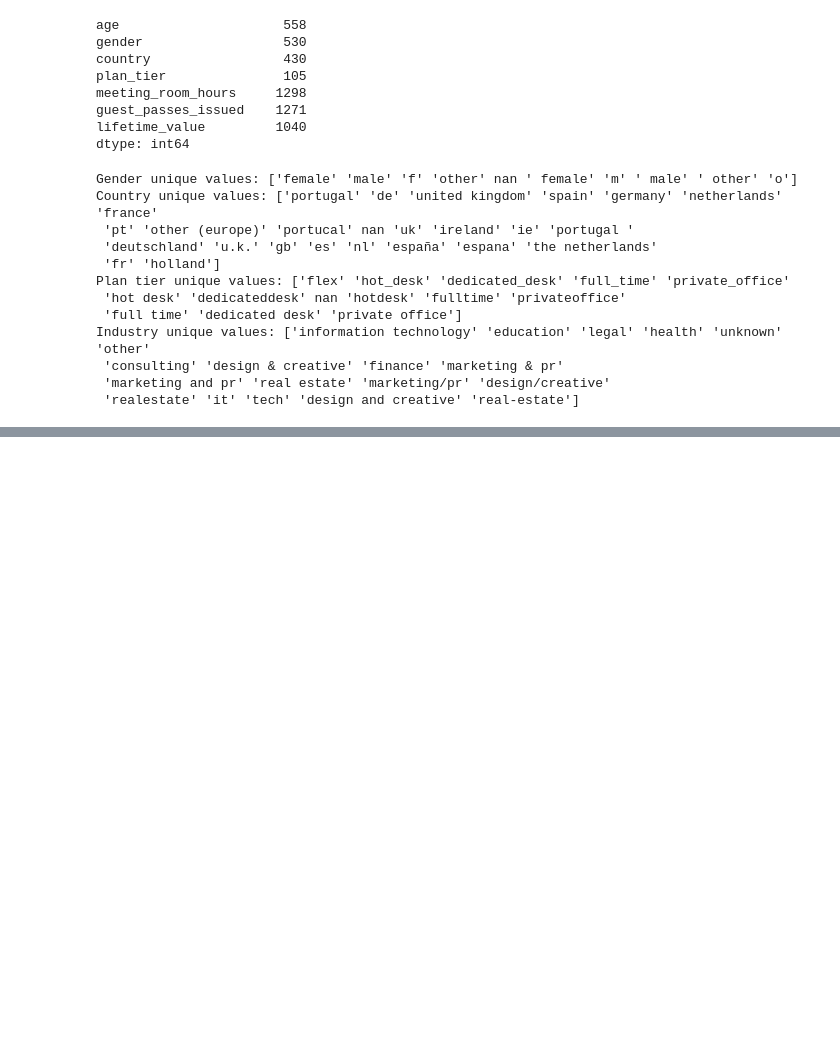
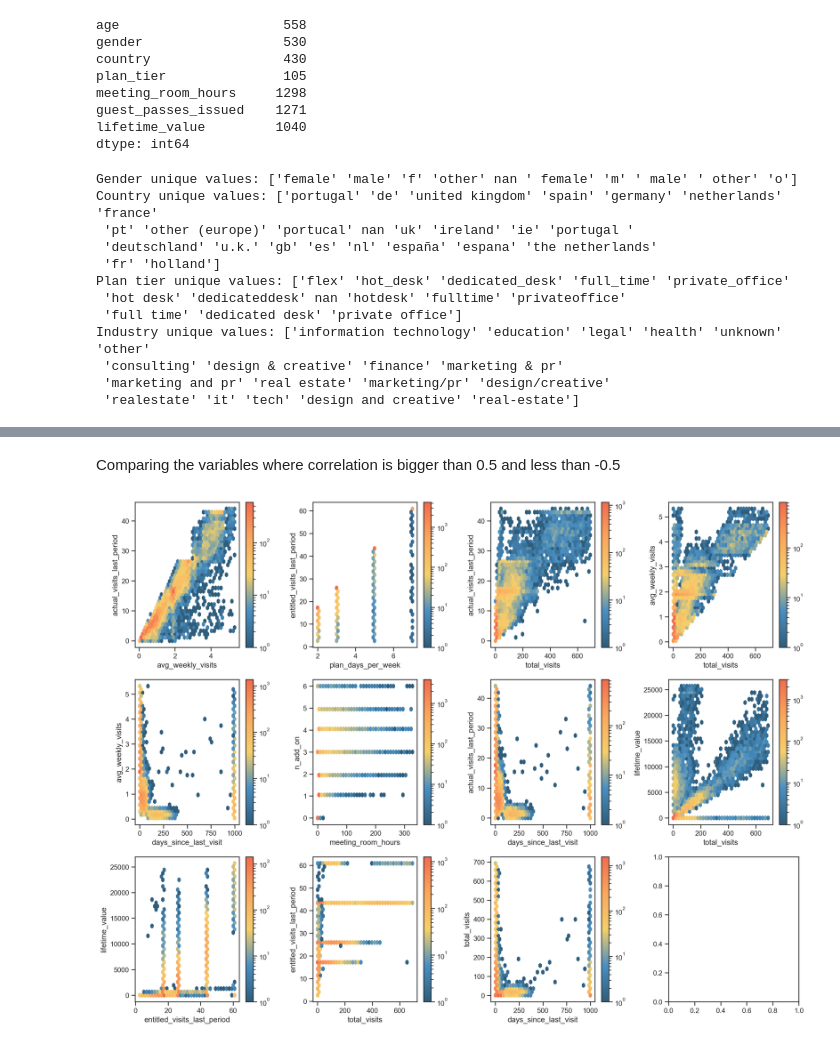
Before and after one commit to saradfalves/DM_Group20, a Jupyter notebook: notebooks/Group20_EDA_Code.ipynb, the cells around one changed output, grey strips where cells are left out. Drawn from its saved outputs; the diff is of its cells as text; code cells hidden in the pictures; blank space fills up the shorter version.

```diff
--- a/notebooks/Group20_EDA_Code.ipynb
+++ b/notebooks/Group20_EDA_Code.ipynb
@@ -211,0 +274,36 @@ metric_features = df_nodups.columns.drop(non_metric_features).to_list()
+# %% [markdown]
+Comparing the variables where correlation is bigger than 0.5 and less than -0.5
+# %%
+cmap_palette = LinearSegmentedColormap.from_list("custom", colors, N=256)
+palette = [cmap_palette(i) for i in np.linspace(0, 1, 11)]
+
+pairs = [
+    ("avg_weekly_visits", "actual_visits_last_period"),
+    ("plan_days_per_week", "entitled_visits_last_period"),
+    ("total_visits", "actual_visits_last_period"),
+    ("total_visits", "avg_weekly_visits"),
+    ("days_since_last_visit", "avg_weekly_visits"),
+    ("meeting_room_hours", "n_add_on"),
+    ("days_since_last_visit", "actual_visits_last_period"),
+    ("total_visits", "lifetime_value"),
+    ("entitled_visits_last_period", "lifetime_value"),
+    ("total_visits", "entitled_visits_last_period"),
+    ("days_since_last_visit", "total_visits"),
+]
+
+fig, axes = plt.subplots(3, 4, figsize=(16, 12))
+
+for ax, (x, y) in zip(axes.flatten(), pairs):
+    d = df_nodups[[x, y]].dropna()
+    xlo, xhi = d[x].quantile([0.01, 0.99])
+    ylo, yhi = d[y].quantile([0.01, 0.99])
+    d = d[d[x].between(xlo, xhi) & d[y].between(ylo, yhi)]
+    hb = ax.hexbin(d[x], d[y], gridsize=35, cmap=cmap_palette, bins="log", mincnt=1)
+    ax.set_xlabel(x)
+    ax.set_ylabel(y)
+    fig.colorbar(hb, ax=ax)
+
+plt.tight_layout()
+plt.show()
+# %% [output]
+[figure, added]
```
Also changed, not shown: parts of 23 cells of this notebook.
